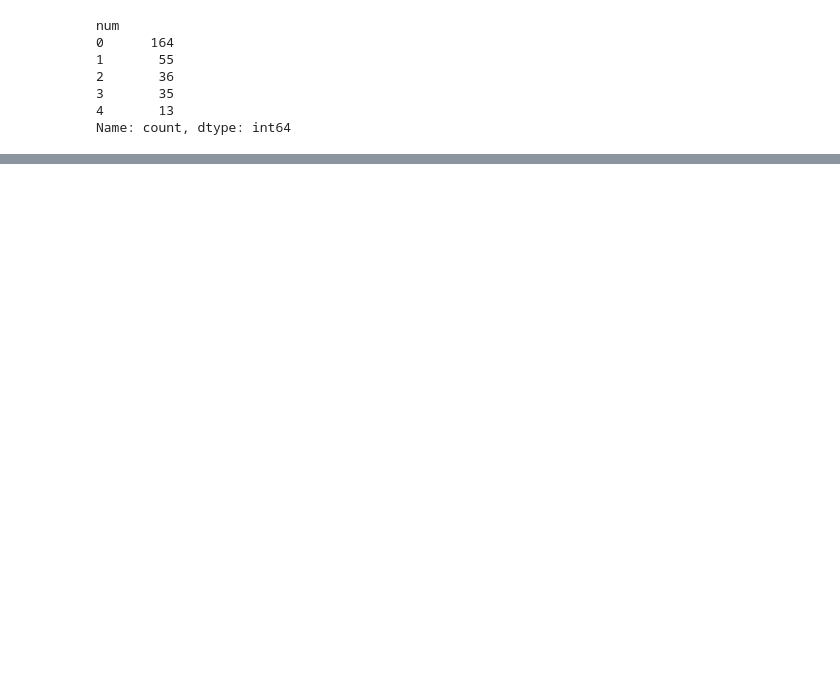
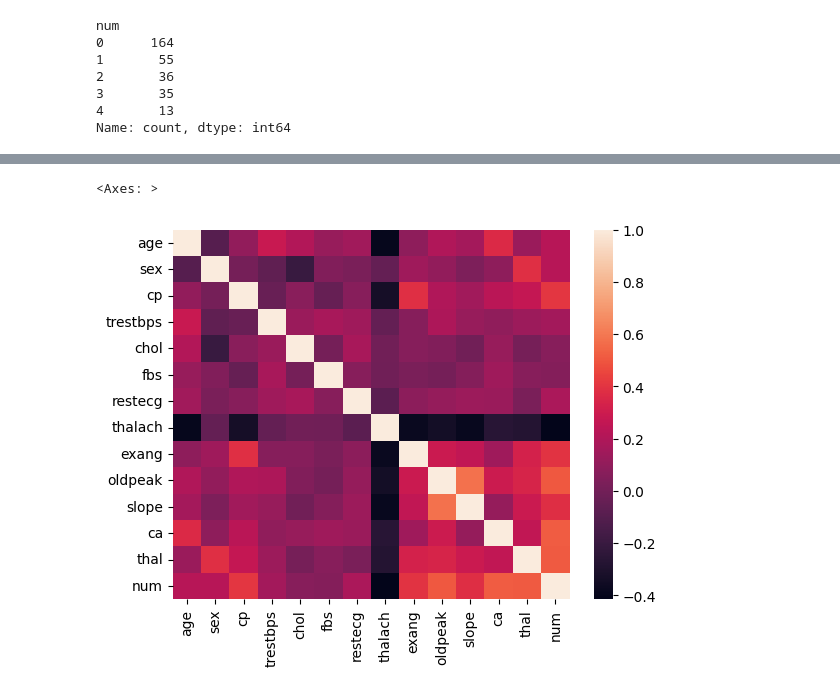
Before and after one commit to alyraafat/Machine-Learning-Applications, a Jupyter notebook: Disease Prediction from Medical Data/Heart_Disease_Prediction.ipynb, the cells around one changed output, grey strips where cells are left out. Saved outputs shown, nothing was run; the diff lists cells and outputs as text; code cells hidden in the pictures; blank space fills up the shorter version.

```diff
--- a/Disease Prediction from Medical Data/Heart_Disease_Prediction.ipynb
+++ b/Disease Prediction from Medical Data/Heart_Disease_Prediction.ipynb
@@ -33,3 +48,6 @@ heart_disease = fetch_ucirepo(id=45)
 # data (as pandas dataframes)
 X = heart_disease.data.features
 y = heart_disease.data.targets
+# %%
+df = pd.concat([X,y],axis=1)
+df.head()
@@ -137,0 +250,3 @@ Name: count, dtype: int64
+# %%
+corr = df.corr()
+corr
@@ -137,0 +269,5 @@ Name: count, dtype: int64
+# %%
+sns.heatmap(corr)
+# %% [output]
+<Axes: >
+[figure, added]
```
Also changed, not shown: parts of 57 cells of this notebook.
